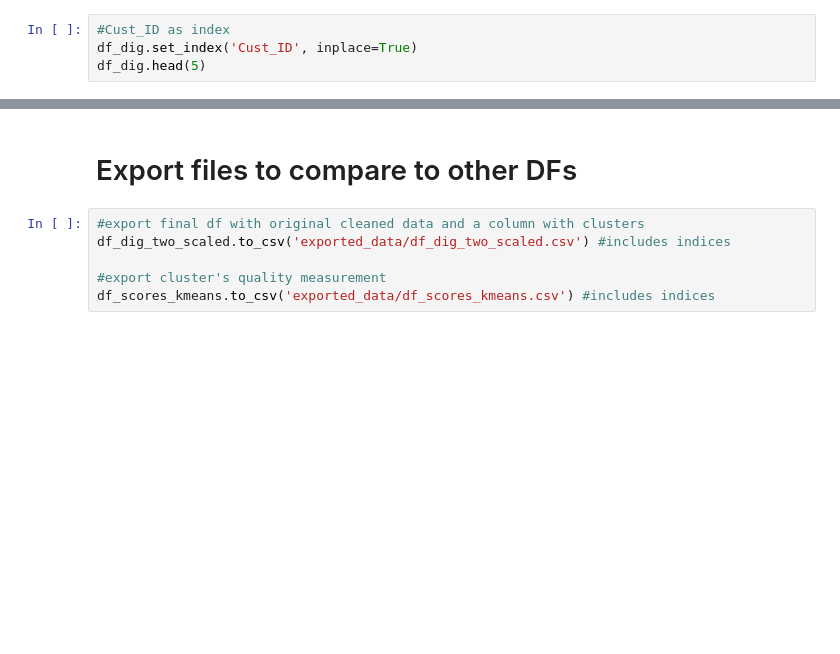
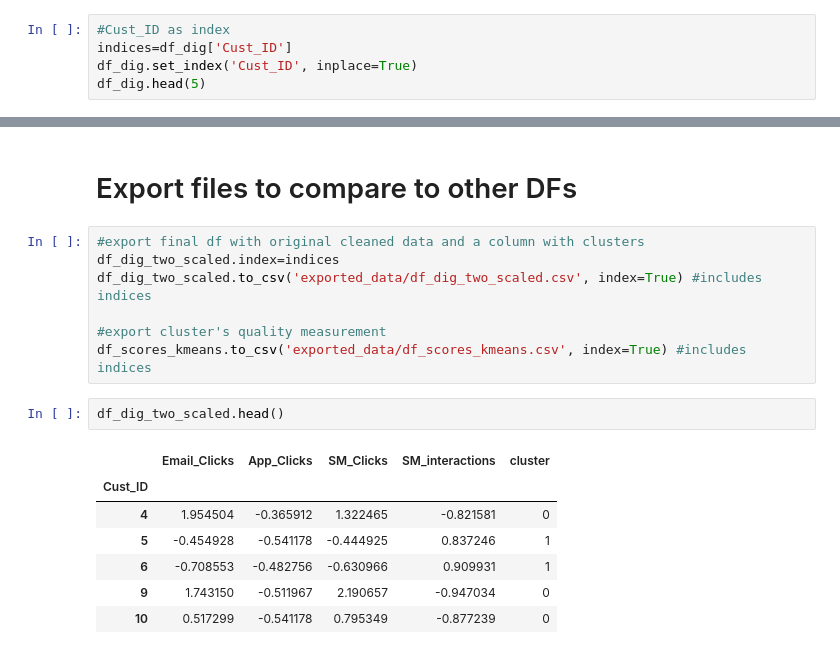
Before and after one commit to NunoMac/PostGrad_ProjectML_Group1_SportifyClientSegmentation, a Jupyter notebook: Sportify_customer_segmentation_vanilla_nuno.ipynb, the cells around one changed output, grey strips where cells are left out. Saved outputs shown, nothing was run; the diff lists cells and outputs as text; blank space fills up the shorter version.

```diff
--- a/Sportify_customer_segmentation_vanilla_nuno.ipynb
+++ b/Sportify_customer_segmentation_vanilla_nuno.ipynb
@@ -57,6 +57,7 @@ len(df_dig['Cust_ID'].unique())
 Yes, we can turn index as Cust_ID.
 # %%
 #Cust_ID as index
+indices=df_dig['Cust_ID']
 df_dig.set_index('Cust_ID', inplace=True)
 df_dig.head(5)
 # %% [output]
@@ -540,7 +552,18 @@ The conclusions are very similar to Option One. Copied below:
 # Export files to compare to other DFs
 # %%
 #export final df with original cleaned data and a column with clusters
-df_dig_two_scaled.to_csv('exported_data/df_dig_two_scaled.csv') #includes indices
+df_dig_two_scaled.index=indices
+df_dig_two_scaled.to_csv('exported_data/df_dig_two_scaled.csv', index=True) #includes indices
 
 #export cluster's quality measurement
-df_scores_kmeans.to_csv('exported_data/df_scores_kmeans.csv') #includes indices
+df_scores_kmeans.to_csv('exported_data/df_scores_kmeans.csv', index=True) #includes indices
+# %%
+df_dig_two_scaled.head()
+# %% [output]
+|  | Email_Clicks | App_Clicks | SM_Clicks | SM_interactions | cluster |
+| Cust_ID |  |  |  |  |  |
+| 4 | 1.954504 | -0.365912 | 1.322465 | -0.821581 | 0 |
+| 5 | -0.454928 | -0.541178 | -0.444925 | 0.837246 | 1 |
+| 6 | -0.708553 | -0.482756 | -0.630966 | 0.909931 | 1 |
+| 9 | 1.743150 | -0.511967 | 2.190657 | -0.947034 | 0 |
+| 10 | 0.517299 | -0.541178 | 0.795349 | -0.877239 | 0 |
```
Also changed, not shown: parts of 2 cells of this notebook, 4 other files.
